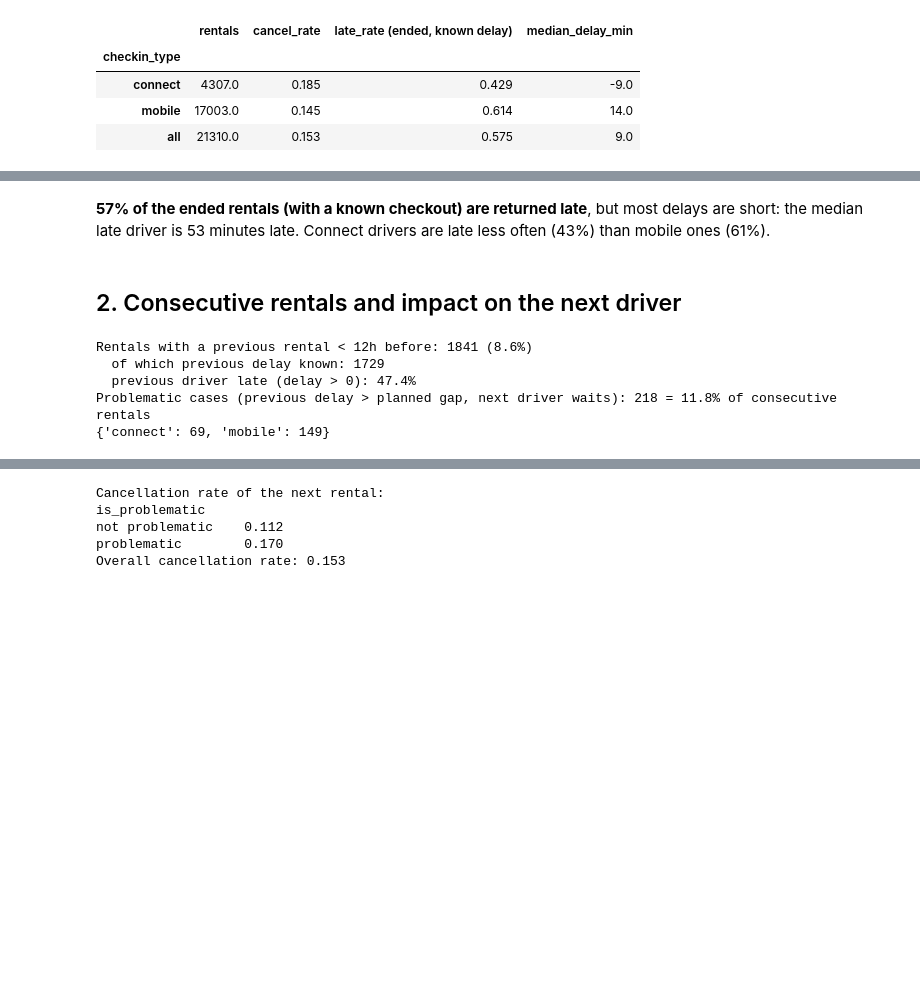
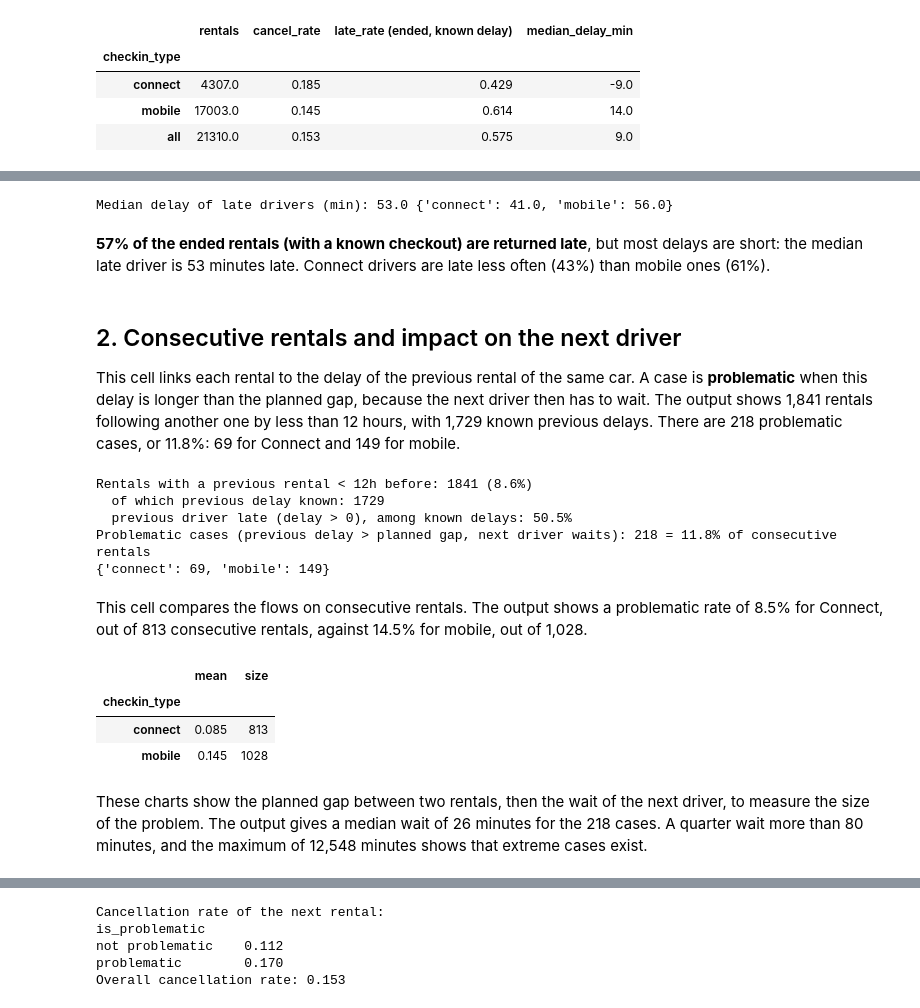
Before and after one commit to monpetitsiteweb-hue/getaround-project, a Jupyter notebook: notebooks/01_delay_analysis.ipynb, the cells around one changed output, grey strips where cells are left out. Drawn from its saved outputs; the diff is of its cells as text; code cells hidden in the pictures; blank space fills up the shorter version.

```diff
--- a/notebooks/01_delay_analysis.ipynb
+++ b/notebooks/01_delay_analysis.ipynb
@@ -118,7 +130,14 @@ dist.round(3)
+# %%
+late = d[d['delay_at_checkout_in_minutes'] > 0]
+print('Median delay of late drivers (min):', late['delay_at_checkout_in_minutes'].median(), late.groupby('checkin_type')['delay_at_checkout_in_minutes'].median().to_dict())
+# %% [output]
+Median delay of late drivers (min): 53.0 {'connect': 41.0, 'mobile': 56.0}
 # %% [markdown]
 **57% of the ended rentals (with a known checkout) are returned late**, but most delays are short: the median late driver is 53 minutes late. Connect drivers are late less often (43%) than mobile ones (61%).
 # %% [markdown]
 ## 2. Consecutive rentals and impact on the next driver
+
+This cell links each rental to the delay of the previous rental of the same car. A case is **problematic** when this delay is longer than the planned gap, because the next driver then has to wait. The output shows 1,841 rentals following another one by less than 12 hours, with 1,729 known previous delays. There are 218 problematic cases, or 11.8%: 69 for Connect and 149 for mobile.
 # %%
 prev = raw[['rental_id', 'delay_at_checkout_in_minutes', 'checkin_type']].rename(columns={
     'rental_id': 'previous_ended_rental_id', 'delay_at_checkout_in_minutes': 'previous_delay', 'checkin_type': 'previous_checkin_type'})
@@ -129,16 +148,27 @@ df['waiting_minutes'] = (df['previous_delay'] - df['time_delta_with_previous_ren
 pairs = df[df['has_previous']]
 print(f"Rentals with a previous rental < 12h before: {len(pairs)} ({len(pairs) / len(df):.1%})")
 print(f"  of which previous delay known: {pairs['previous_delay'].notna().sum()}")
-print(f"  previous driver late (delay > 0): {(pairs['previous_delay'] > 0).mean():.1%}")
+print(f"  previous driver late (delay > 0), among known delays: {(pairs['previous_delay'].dropna() > 0).mean():.1%}")
 prob = pairs[pairs['is_problematic']]
 print(f"Problematic cases (previous delay > planned gap, next driver waits): {len(prob)} = {len(prob) / len(pairs):.1%} of consecutive rentals")
 print(prob.groupby('checkin_type').size().rename('problematic cases').to_dict())
 # %% [output]
 Rentals with a previous rental < 12h before: 1841 (8.6%)
   of which previous delay known: 1729
-  previous driver late (delay > 0): 47.4%
+  previous driver late (delay > 0), among known delays: 50.5%
 Problematic cases (previous delay > planned gap, next driver waits): 218 = 11.8% of consecutive rentals
 {'connect': 69, 'mobile': 149}
+# %% [markdown]
+This cell compares the flows on consecutive rentals. The output shows a problematic rate of 8.5% for Connect, out of 813 consecutive rentals, against 14.5% for mobile, out of 1,028.
+# %%
+pairs.groupby('checkin_type')['is_problematic'].agg(['mean', 'size']).round(3)
+# %% [output]
+|  | mean | size |
+| checkin_type |  |  |
+| connect | 0.085 | 813 |
+| mobile | 0.145 | 1028 |
+# %% [markdown]
+These charts show the planned gap between two rentals, then the wait of the next driver, to measure the size of the problem. The output gives a median wait of 26 minutes for the 218 cases. A quarter wait more than 80 minutes, and the maximum of 12,548 minutes shows that extreme cases exist.
 # %%
 fig, ax = plt.subplots(1, 2, figsize=(15, 4))
 for t, g in pairs.groupby('checkin_type'):
```
Also changed, not shown: parts of 19 cells of this notebook, 3 other files.
